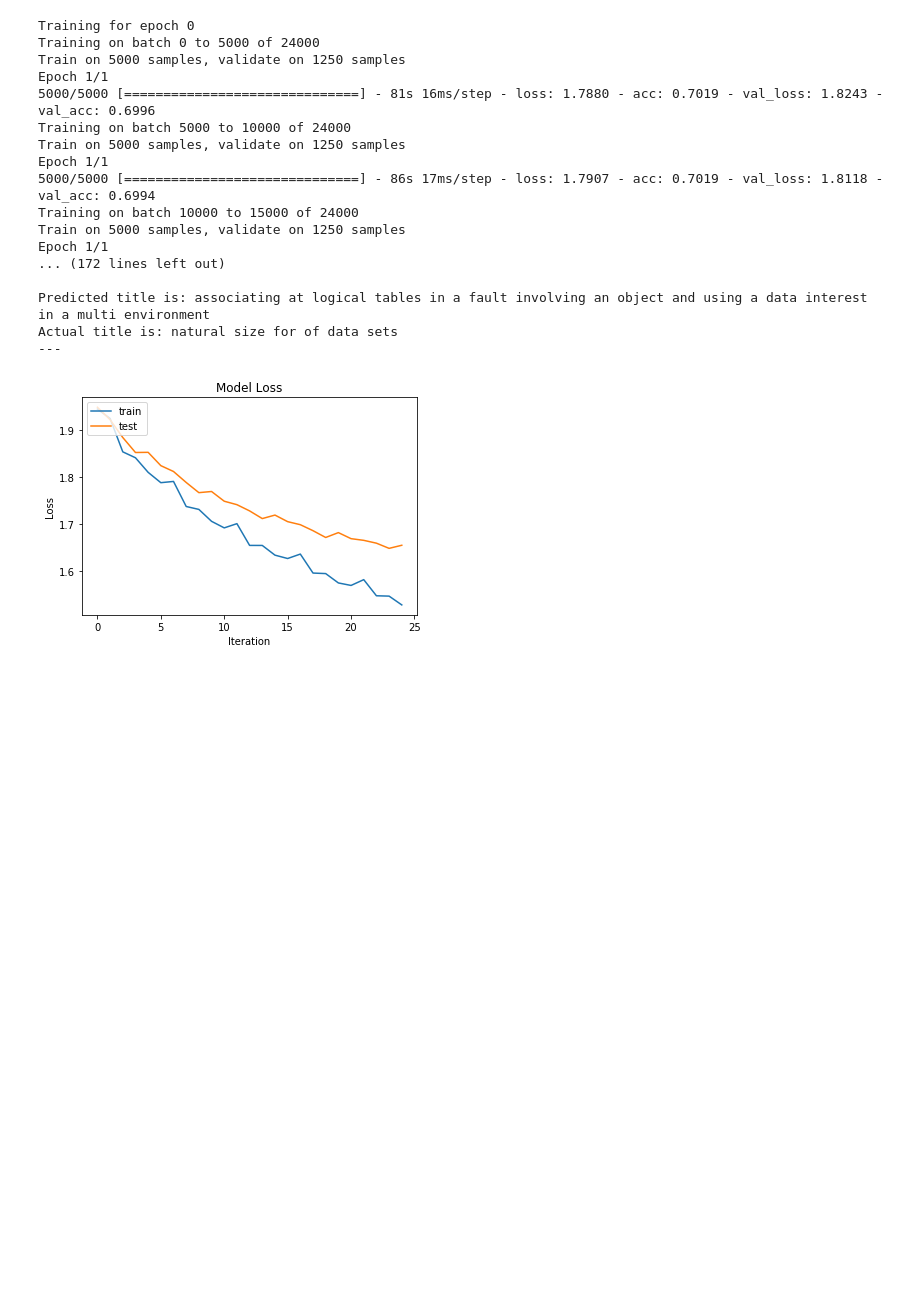
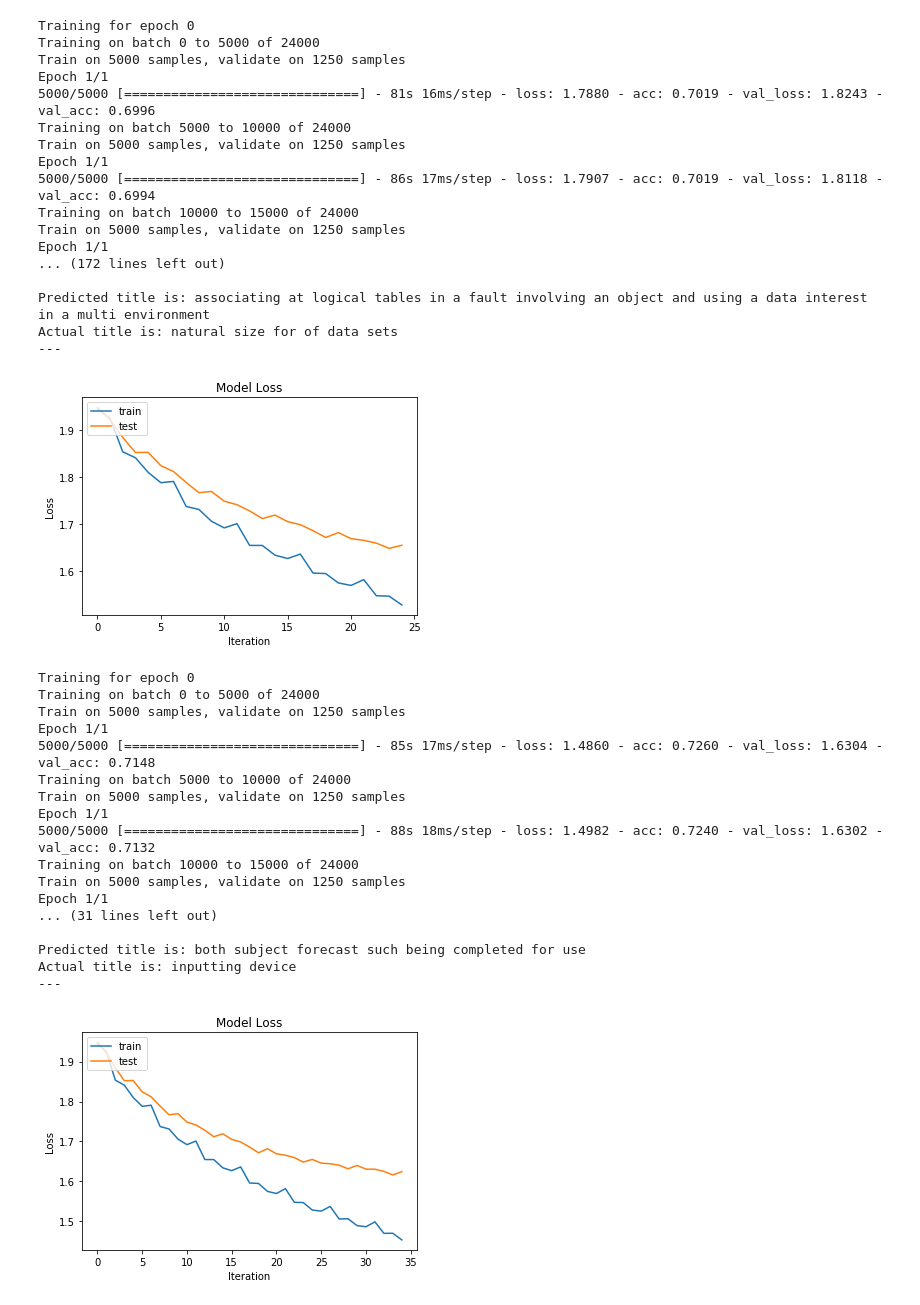
Before and after one commit to benhoyle/benhoyle.github.io-src, a Jupyter notebook: content/notebooks/title_generation/4C. Title Generation - Improving the Model (CB Model Improvements).ipynb, the cells around one changed output. Cells and saved outputs as stored; diff of their text form; code cells hidden in the pictures; blank space fills up the shorter version.

```diff
--- a/content/notebooks/title_generation/4C. Title Generation - Improving the Model (CB Model Improvements).ipynb
+++ b/content/notebooks/title_generation/4C. Title Generation - Improving the Model (CB Model Improvements).ipynb
@@ -80,3 +80,24 @@ Predicted title is: associating at logical tables in a fault involving an object
 Actual title is: natural size for of data sets
 ---
 [figure]
+# %%
+machine.train()
+# %% [output]
+Training for epoch 0
+Training on batch 0 to 5000 of 24000
+Train on 5000 samples, validate on 1250 samples
+Epoch 1/1
+5000/5000 [==============================] - 85s 17ms/step - loss: 1.4860 - acc: 0.7260 - val_loss: 1.6304 - val_acc: 0.7148
+Training on batch 5000 to 10000 of 24000
+Train on 5000 samples, validate on 1250 samples
+Epoch 1/1
+5000/5000 [==============================] - 88s 18ms/step - loss: 1.4982 - acc: 0.7240 - val_loss: 1.6302 - val_acc: 0.7132
+Training on batch 10000 to 15000 of 24000
+Train on 5000 samples, validate on 1250 samples
+Epoch 1/1
+... (31 lines left out)
+
+Predicted title is: both subject forecast such being completed for use
+Actual title is: inputting device
+---
+[figure, added]
```
Also changed, not shown: 8 other files.
